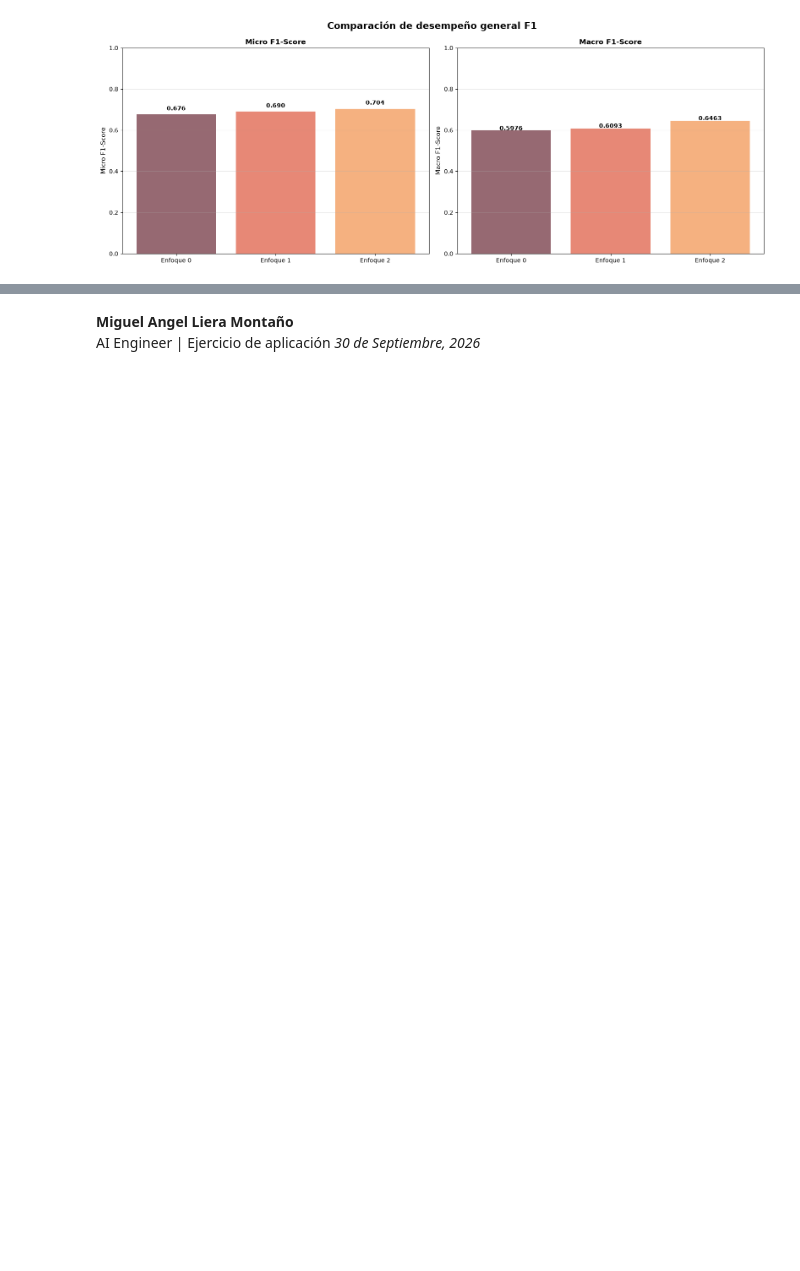
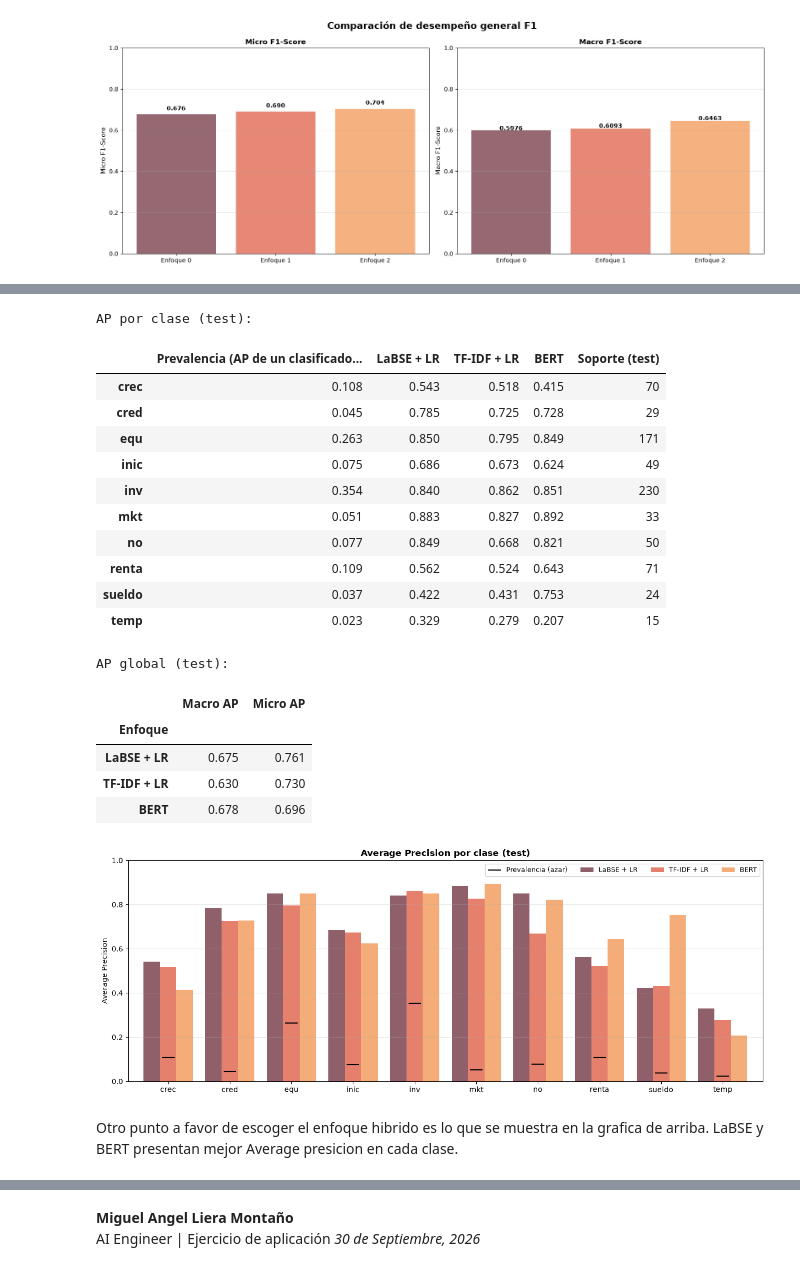
Before and after one commit to MiguelAngelLiera/NLP_for_credit_applications, a Jupyter notebook: credit_Intent.ipynb, the cells around one changed output, grey strips where cells are left out. Cells and saved outputs as stored; diff of their text form; code cells hidden in the pictures; blank space fills up the shorter version.

```diff
--- a/credit_Intent.ipynb
+++ b/credit_Intent.ipynb
@@ -844,3 +1008,69 @@ En conclusión. Si el objetivo es cubrir las intenciones minoritarias (Macro F1)
+# %%
+from sklearn.metrics import average_precision_score
+
+# AP se calcula con PROBABILIDADES (no con las predicciones binarias): no depende del umbral.
+ap_per_class, ap_global = {}, []
+for name, (_, y_prob) in MODELS.items():
+    ap_per_class[name] = average_precision_score(y_true, y_prob, average=None)
+    ap_global.append(
+        {
+            "Enfoque": name,
+            "Macro AP": average_precision_score(y_true, y_prob, average="macro"),
+            "Micro AP": average_precision_score(y_true, y_prob, average="micro"),
+        }
+    )
+
+ap_df = pd.DataFrame(ap_per_class, index=LABELS)
+ap_df.insert(0, "Prevalencia (AP de un clasificador al azar)", y_true.mean(axis=0))
+ap_df["Soporte (test)"] = y_true.sum(axis=0)
+
+print("AP por clase (test):")
+display(ap_df.round(3))
+print("\nAP global (test):")
+display(pd.DataFrame(ap_global).set_index("Enfoque").round(3))
+
+# Gráfica: AP por clase y enfoque; la línea negra es la prevalencia (referencia al azar)
+ax = ap_df[list(MODELS)].plot.bar(figsize=(13, 5), color=COLORS, alpha=0.85, width=0.8)
+ax.scatter(
+    range(len(LABELS)),
+    ap_df["Prevalencia (AP de un clasificador al azar)"],
+    color="black",
+    marker="_",
+    s=300,
+    label="Prevalencia (azar)",
+    zorder=3,
+)
+ax.set_ylim(0, 1)
+ax.set_ylabel("Average Precision")
+ax.set_xlabel("")
+ax.set_title("Average Precision por clase (test)", fontweight="bold")
+ax.grid(axis="y", alpha=0.3)
+ax.legend(ncol=4, fontsize=9)
+plt.xticks(rotation=0)
+plt.tight_layout()
+plt.show()
+# %% [output]
+AP por clase (test):
+|  | Prevalencia (AP de un clasificado... | LaBSE + LR | TF-IDF + LR | BERT | Soporte (test) |
+| crec | 0.108 | 0.543 | 0.518 | 0.415 | 70 |
+| cred | 0.045 | 0.785 | 0.725 | 0.728 | 29 |
+| equ | 0.263 | 0.850 | 0.795 | 0.849 | 171 |
+| inic | 0.075 | 0.686 | 0.673 | 0.624 | 49 |
+| inv | 0.354 | 0.840 | 0.862 | 0.851 | 230 |
+| mkt | 0.051 | 0.883 | 0.827 | 0.892 | 33 |
+| no | 0.077 | 0.849 | 0.668 | 0.821 | 50 |
+| renta | 0.109 | 0.562 | 0.524 | 0.643 | 71 |
+| sueldo | 0.037 | 0.422 | 0.431 | 0.753 | 24 |
+| temp | 0.023 | 0.329 | 0.279 | 0.207 | 15 |
+AP global (test):
+|  | Macro AP | Micro AP |
+| Enfoque |  |  |
+| LaBSE + LR | 0.675 | 0.761 |
+| TF-IDF + LR | 0.630 | 0.730 |
+| BERT | 0.678 | 0.696 |
+[figure, added]
+# %% [markdown]
+Otro punto a favor de escoger el enfoque hibrido es lo que se muestra en la grafica de arriba. LaBSE y BERT presentan mejor Average presicion en cada clase.
 # %% [markdown]
 
 # 6. Notas para deployment
```
Also changed, not shown: parts of 31 cells of this notebook, 2 other files.
